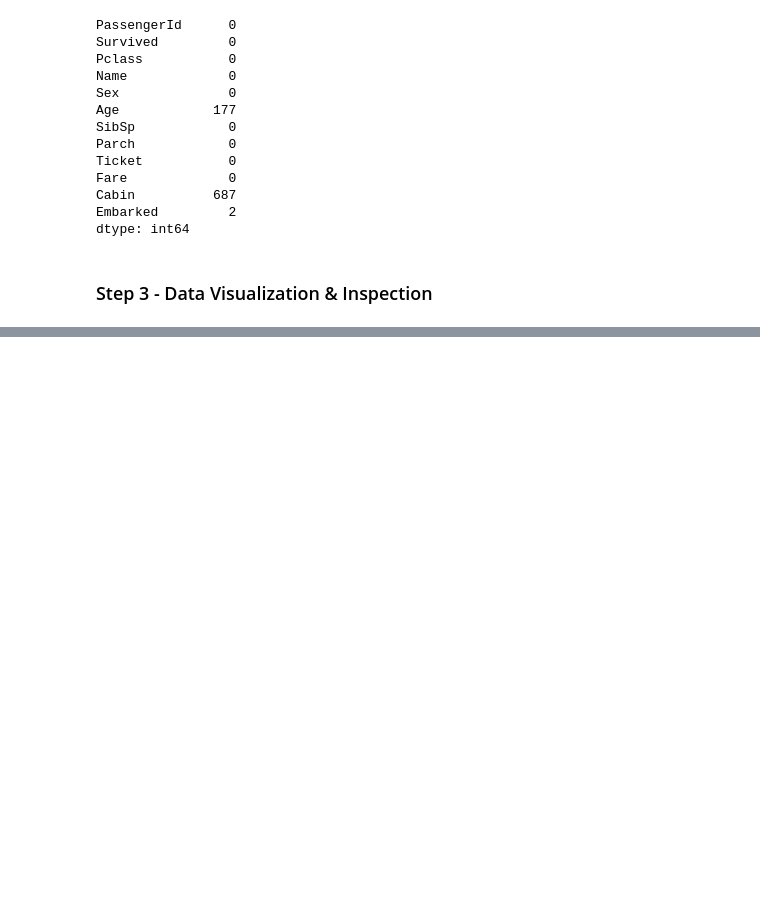
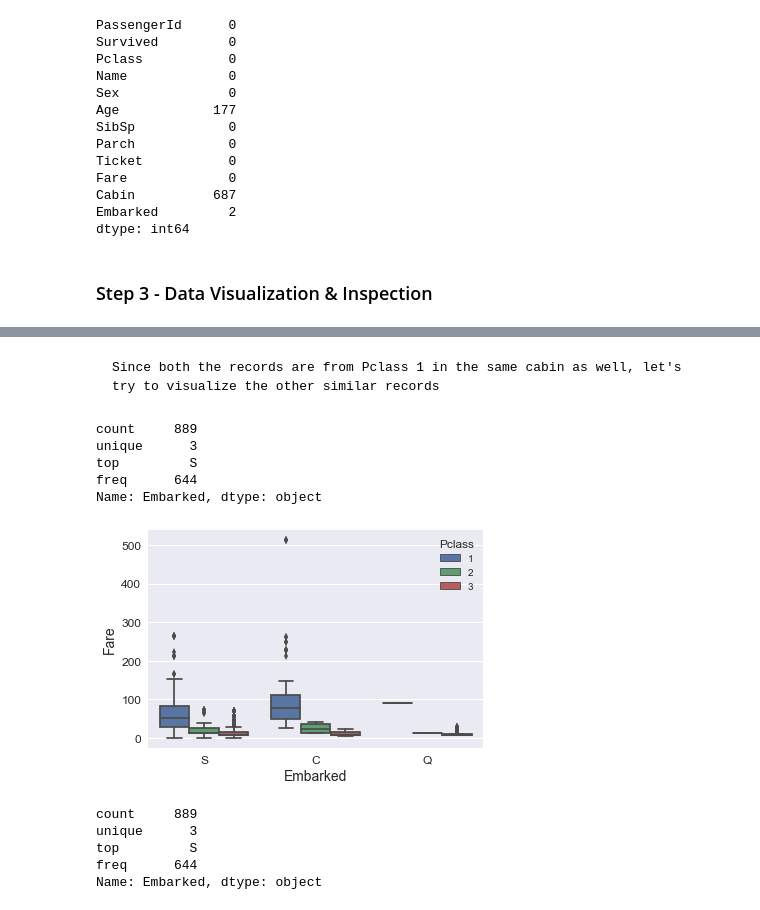
Before and after one commit to amitbcp/machine_learning_problems, a Jupyter notebook: Examples-ScikitLearn/Machine Learning Project - Titanic - Kaggle.ipynb, the cells around one changed output, grey strips where cells are left out. Saved outputs shown, nothing was run; the diff lists cells and outputs as text; code cells hidden in the pictures; blank space fills up the shorter version.

```diff
--- a/Examples-ScikitLearn/Machine Learning Project - Titanic - Kaggle.ipynb
+++ b/Examples-ScikitLearn/Machine Learning Project - Titanic - Kaggle.ipynb
@@ -155,3 +208,23 @@ titanic[titanic['Embarked'].isnull()]
 |  | PassengerId | Survived | Pclass | Name | Sex | Age | SibSp | Parch | Ticket | Fare | ... |
 | 61 | 62 | 1 | 1 | Icard, Miss. Amelie | female | 38.0 | 0 | 0 | 113572 | 80.0 | ... |
 | 829 | 830 | 1 | 1 | Stone, Mrs. George Nelson (Martha... | female | 62.0 | 0 | 0 | 113572 | 80.0 | ... |
+# %% [markdown]
+    Since both the records are from Pclass 1 in the same cabin as well, let's try to visualize the other similar records
+# %%
+sns.boxplot(x="Embarked", y="Fare", hue="Pclass", data=titanic);
+# %% [output]
+count     889
+unique      3
+top         S
+freq      644
+Name: Embarked, dtype: object
+[figure, added]
+# %%
+titanic['Embarked'].describe()
+#titanic['Pclass'].mean()
+# %% [output]
+count     889
+unique      3
+top         S
+freq      644
+Name: Embarked, dtype: object
```
Also changed, not shown: parts of 60 cells of this notebook.
